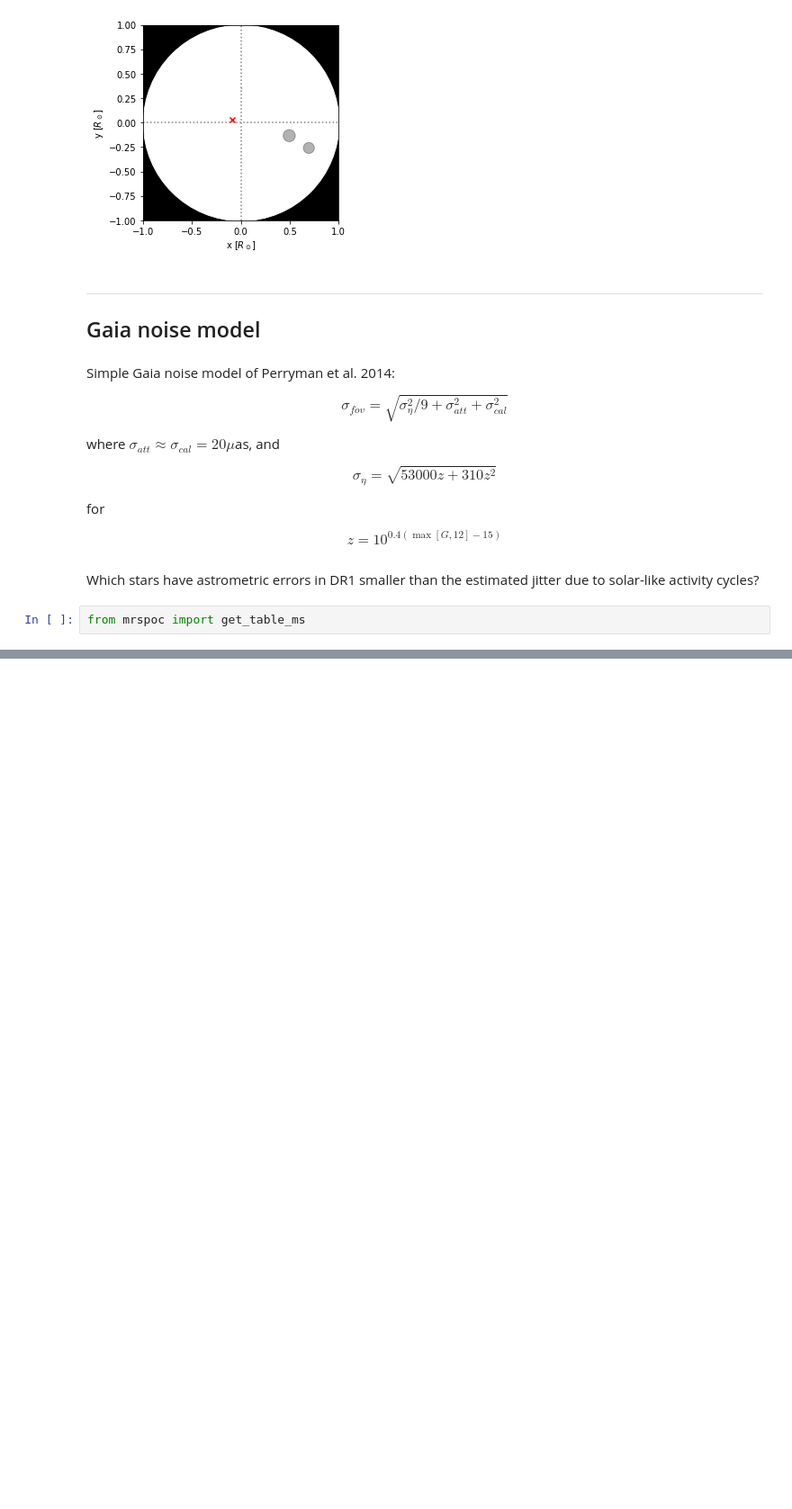
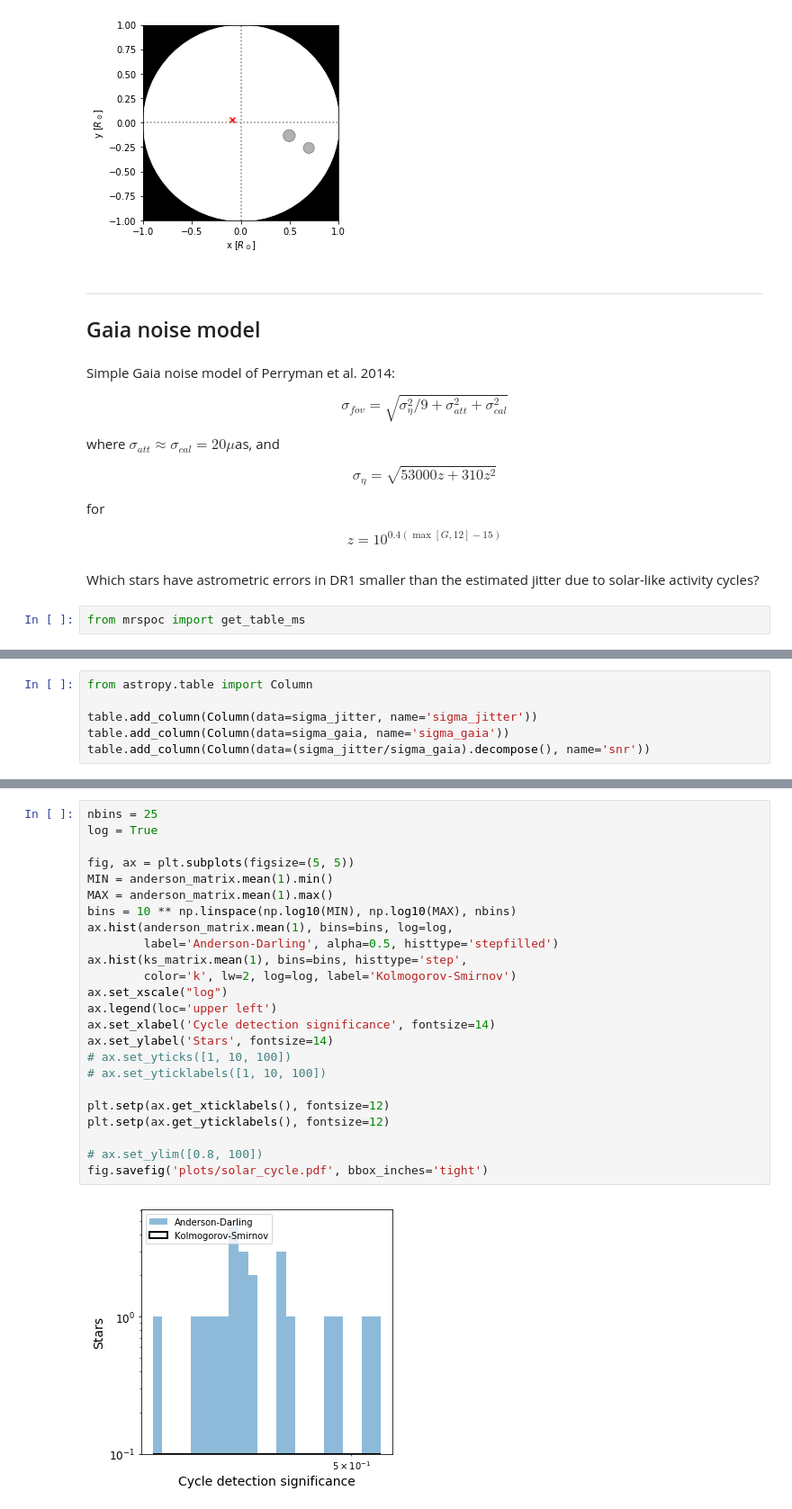
Before and after one commit to bmorris3/mrspoc, a Jupyter notebook: sunspots.ipynb, the cells around one changed output, grey strips where cells are left out. Shown at 90% size. Cells and saved outputs as stored; diff of their text form; blank space fills up the shorter version.

```diff
--- a/sunspots.ipynb
+++ b/sunspots.ipynb
@@ -326,0 +312,6 @@ sorted(jitter_amplitude/astrometric_uncertainty)[-2:]
+# %%
+from astropy.table import Column
+
+table.add_column(Column(data=sigma_jitter, name='sigma_jitter'))
+table.add_column(Column(data=sigma_gaia, name='sigma_gaia'))
+table.add_column(Column(data=(sigma_jitter/sigma_gaia).decompose(), name='snr'))
@@ -326,0 +376,26 @@ sorted(jitter_amplitude/astrometric_uncertainty)[-2:]
+# %%
+nbins = 25
+log = True
+
+fig, ax = plt.subplots(figsize=(5, 5))
+MIN = anderson_matrix.mean(1).min()
+MAX = anderson_matrix.mean(1).max()
+bins = 10 ** np.linspace(np.log10(MIN), np.log10(MAX), nbins)
+ax.hist(anderson_matrix.mean(1), bins=bins, log=log,
+        label='Anderson-Darling', alpha=0.5, histtype='stepfilled')
+ax.hist(ks_matrix.mean(1), bins=bins, histtype='step',
+        color='k', lw=2, log=log, label='Kolmogorov-Smirnov')
+ax.set_xscale("log")
+ax.legend(loc='upper left')
+ax.set_xlabel('Cycle detection significance', fontsize=14)
+ax.set_ylabel('Stars', fontsize=14)
+# ax.set_yticks([1, 10, 100])
+# ax.set_yticklabels([1, 10, 100])
+
+plt.setp(ax.get_xticklabels(), fontsize=12)
+plt.setp(ax.get_yticklabels(), fontsize=12)
+
+# ax.set_ylim([0.8, 100])
+fig.savefig('plots/solar_cycle.pdf', bbox_inches='tight')
+# %% [output]
+[figure, added]
```
Also changed, not shown: parts of 11 cells of this notebook, 2 other files.
